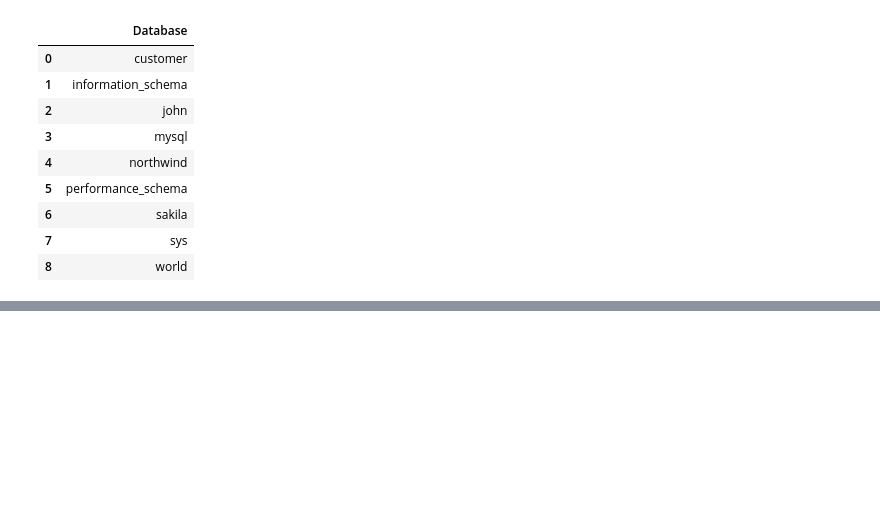
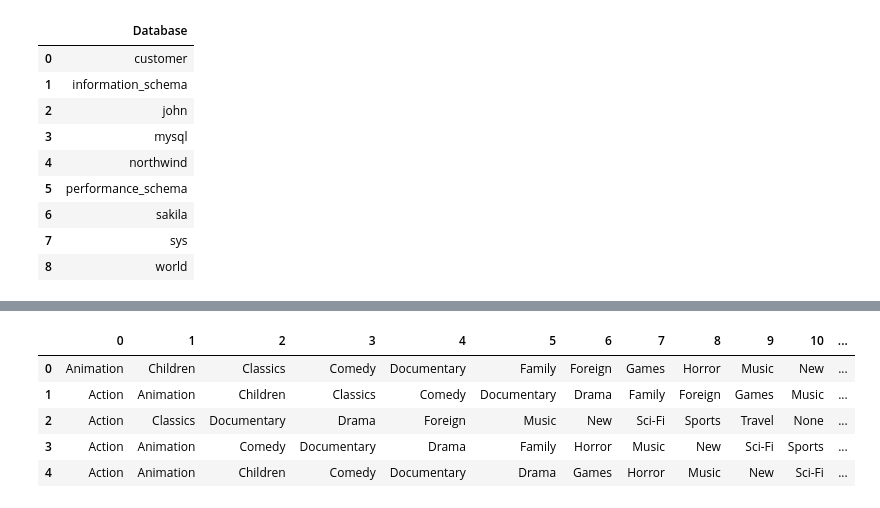
Before and after one commit to FelixOnofrei/SQL, a Jupyter notebook: SQL_with_Python.ipynb, the cells around one changed output, grey strips where cells are left out. Cells and saved outputs as stored; diff of their text form; code cells hidden in the pictures; blank space fills up the shorter version.

```diff
--- a/SQL_with_Python.ipynb
+++ b/SQL_with_Python.ipynb
@@ -99,0 +90,2 @@ WHERE Discontinued = 0''').head()
+# %%
+df = qr('select actor.actor_id,actor.first_name,actor.last_name,actor.last_update,actor_info.film_info from actor inner join actor_info on actor.actor_id=actor_info.actor_id and actor.first_name = actor_info.first_name')
@@ -99,0 +128,10 @@ WHERE Discontinued = 0''').head()
+# %%
+generes = films.apply(lambda x: x.str.split(pat=':'),axis=1).apply(lambda x: x.str[0])
+generes.head()
+# %% [output]
+|  | 0 | 1 | 2 | 3 | 4 | 5 | 6 | 7 | 8 | 9 | 10 | ... |
+| 0 | Animation | Children | Classics | Comedy | Documentary | Family | Foreign | Games | Horror | Music | New | ... |
+| 1 | Action | Animation | Children | Classics | Comedy | Documentary | Drama | Family | Foreign | Games | Music | ... |
+| 2 | Action | Classics | Documentary | Drama | Foreign | Music | New | Sci-Fi | Sports | Travel | None | ... |
+| 3 | Action | Animation | Comedy | Documentary | Drama | Family | Horror | Music | New | Sci-Fi | Sports | ... |
+| 4 | Action | Animation | Children | Comedy | Documentary | Drama | Games | Horror | Music | New | Sci-Fi | ... |
```
Also changed, not shown: parts of 18 cells of this notebook.
